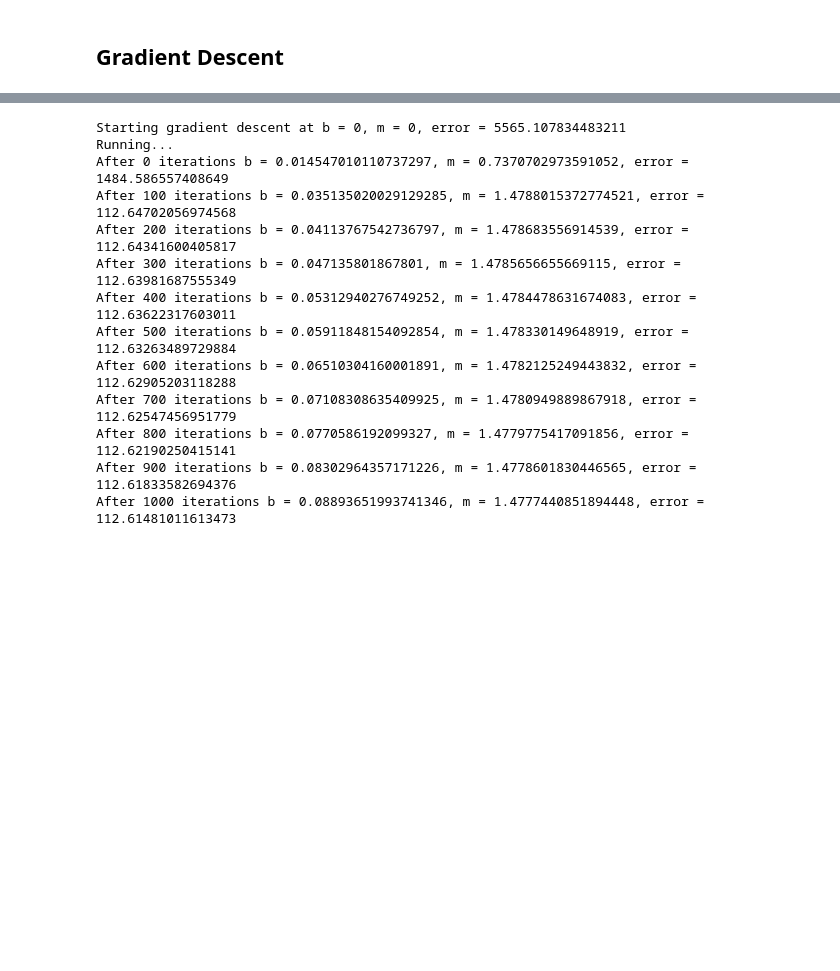
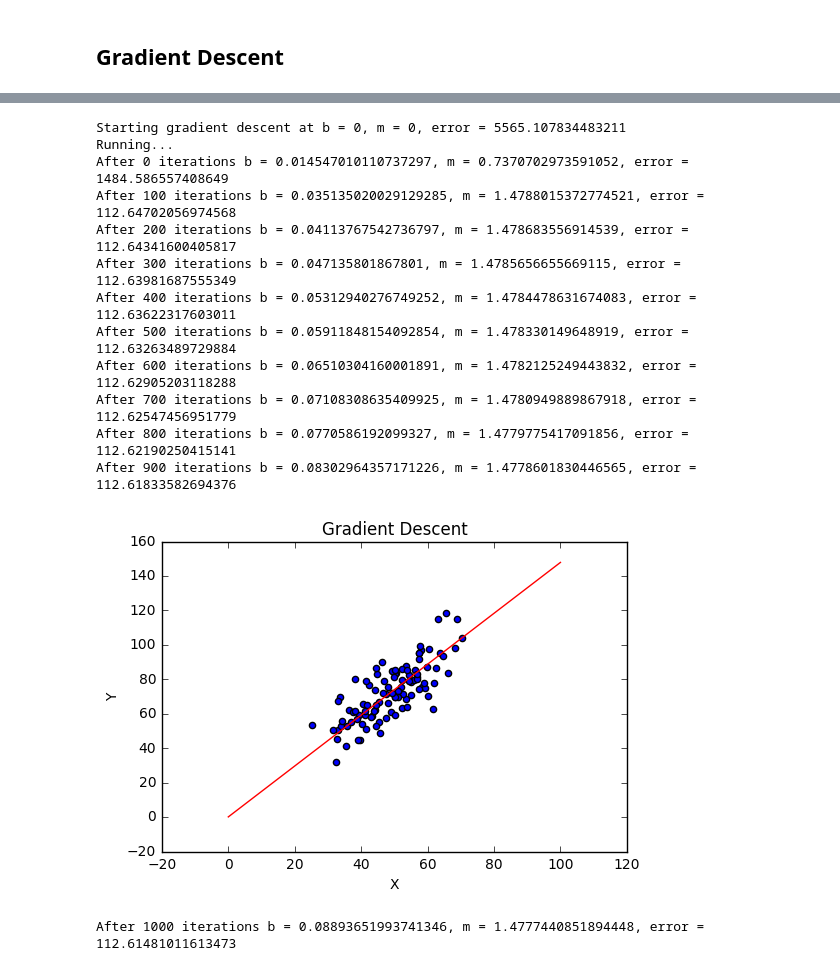
Before and after one commit to amanullahtariq/MLAlgorithm, a Jupyter notebook: Challenge/LinearRegression/GradientDescent/GradientDescent.ipynb, the cells around one changed output, grey strips where cells are left out. Cells and saved outputs as stored; diff of their text form; code cells hidden in the pictures; blank space fills up the shorter version.

```diff
--- a/Challenge/LinearRegression/GradientDescent/GradientDescent.ipynb
+++ b/Challenge/LinearRegression/GradientDescent/GradientDescent.ipynb
@@ -59,25 +81,33 @@ def RunAlgorithm(starting_b, starting_m, learning_rate, num_iterations, points):
     return [b, m]
 # %%
-def Run():
-    points =  LoadData()
-    [b, m, learning_rate,num_iterations] = InitializeHyperparameters()
-    print ("Starting gradient descent at b = {0}, m = {1}, error = {2}".format(b, m, ComputerError(b, m, points)))
-    print ("Running...")
-    [b_new, m_new] = RunAlgorithm( b, m, learning_rate, num_iterations, points)
-    print ("After {0} iterations b = {1}, m = {2}, error = {3}".format(num_iterations, b_new, m_new, ComputerError(b_new, m_new, points)))
+print ("Starting gradient descent at b = {0}, m = {1}, error = {2}".format(b, m, ComputerError(b, m, points)))
+print ("Running...")
+[b_new, m_new] = RunAlgorithm( b, m, learning_rate, num_iterations, points)
+# Plot the load data points here
+x1 = 0
+x2 = 100
+plt.scatter(points[:,0], points[:,1])
+plt.plot([x1, x2], [m_new * x1 + b_new,m_new * x2 + b_new],  'r')
+plt.xlabel('X')
+plt.ylabel('Y')
+plt.title('Gradient Descent')
+
+plt.show()
+
+
+print ("After {0} iterations b = {1}, m = {2}, error = {3}".format(num_iterations, b_new, m_new, ComputerError(b_new, m_new, points)))
+# %% [output]
+Starting gradient descent at b = 0, m = 0, error = 5565.107834483211
+Running...
+After 0 iterations b = 0.014547010110737297, m = 0.7370702973591052, error = 1484.586557408649
+After 100 iterations b = 0.035135020029129285, m = 1.4788015372774521, error = 112.64702056974568
+After 200 iterations b = 0.04113767542736797, m = 1.478683556914539, error = 112.64341600405817
+After 300 iterations b = 0.047135801867801, m = 1.4785656655669115, error = 112.63981687555349
+After 400 iterations b = 0.05312940276749252, m = 1.4784478631674083, error = 112.63622317603011
+After 500 iterations b = 0.05911848154092854, m = 1.478330149648919, error = 112.63263489729884
+After 600 iterations b = 0.06510304160001891, m = 1.4782125249443832, error = 112.62905203118288
+After 700 iterations b = 0.07108308635409925, m = 1.4780949889867918, error = 112.62547456951779
+After 800 iterations b = 0.0770586192099327, m = 1.4779775417091856, error = 112.62190250415141
+After 900 iterations b = 0.08302964357171226, m = 1.4778601830446565, error = 112.61833582694376
+[figure, added]
+After 1000 iterations b = 0.08893651993741346, m = 1.4777440851894448, error = 112.61481011613473
-# %%
- Run()
-# %% [output]
-Starting gradient descent at b = 0, m = 0, error = 5565.107834483211
-Running...
-After 0 iterations b = 0.014547010110737297, m = 0.7370702973591052, error = 1484.586557408649
-After 100 iterations b = 0.035135020029129285, m = 1.4788015372774521, error = 112.64702056974568
-After 200 iterations b = 0.04113767542736797, m = 1.478683556914539, error = 112.64341600405817
-After 300 iterations b = 0.047135801867801, m = 1.4785656655669115, error = 112.63981687555349
-After 400 iterations b = 0.05312940276749252, m = 1.4784478631674083, error = 112.63622317603011
-After 500 iterations b = 0.05911848154092854, m = 1.478330149648919, error = 112.63263489729884
-After 600 iterations b = 0.06510304160001891, m = 1.4782125249443832, error = 112.62905203118288
-After 700 iterations b = 0.07108308635409925, m = 1.4780949889867918, error = 112.62547456951779
-After 800 iterations b = 0.0770586192099327, m = 1.4779775417091856, error = 112.62190250415141
-After 900 iterations b = 0.08302964357171226, m = 1.4778601830446565, error = 112.61833582694376
-After 1000 iterations b = 0.08893651993741346, m = 1.4777440851894448, error = 112.61481011613473
```
Also changed, not shown: parts of 7 cells of this notebook.
